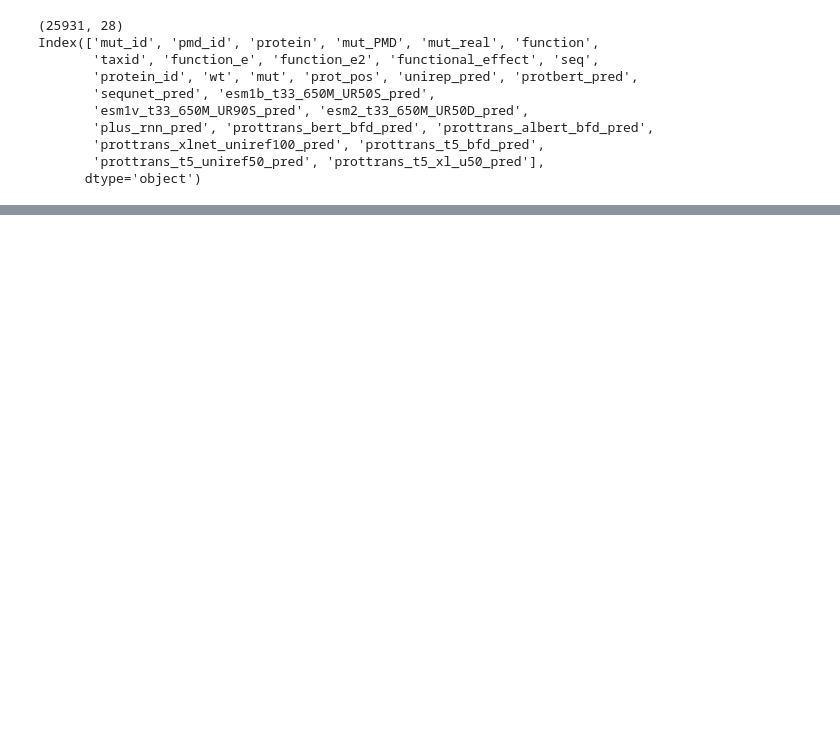
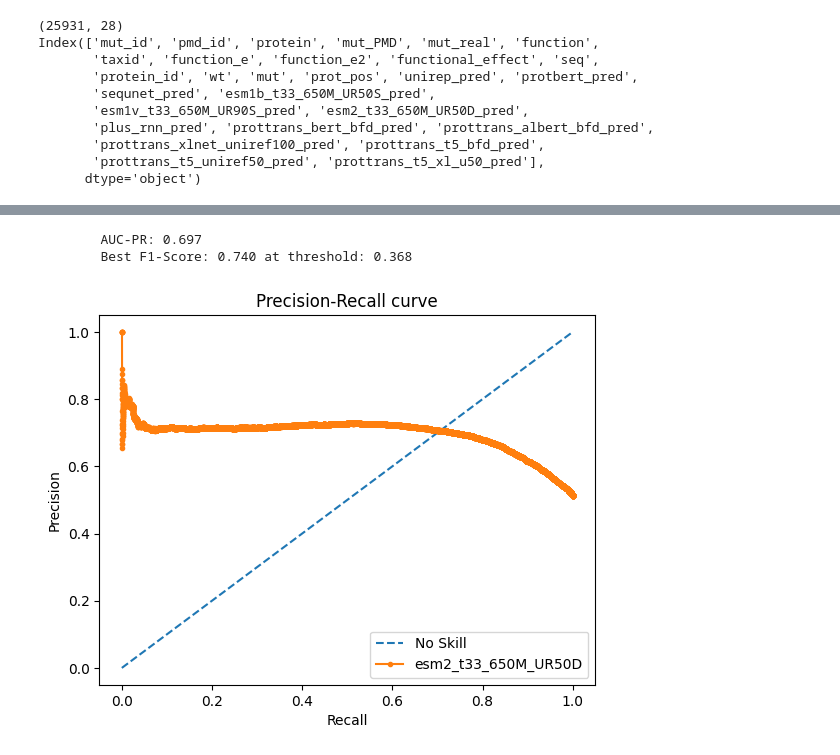
Before and after one commit to akabiraka/variant_effect_analysis, a Jupyter notebook: models/aa_common/performance_analysis_for_PMD.ipynb, the cells around one changed output, grey strips where cells are left out. Cells and saved outputs as stored; diff of their text form; code cells hidden in the pictures; blank space fills up the shorter version.

```diff
--- a/models/aa_common/performance_analysis_for_PMD.ipynb
+++ b/models/aa_common/performance_analysis_for_PMD.ipynb
@@ -19,6 +19,9 @@ model_root_and_name_tuple_list = [("tape_rao", "unirep"), ("tape_rao", "protbert
                                   ("bioembeddings_dallago", "prottrans_xlnet_uniref100"),
                                   ("bioembeddings_dallago", "prottrans_t5_bfd"), ("bioembeddings_dallago", "prottrans_t5_uniref50"), ("bioembeddings_dallago", "prottrans_t5_xl_u50")]
 
+# by default, we consider smaller means damaging (here Effect), but the following models have specific opposite meaning
+models_larger_means_damaging = ["metarnn", "mvp", "polyphen2_HVAR", "cadd", "revel"]
+
 metrics = ["AUC-ROC", "AUC-PR", "F1-max", "Th-max", "Precision", "Recall", "Accuracy", "Balanced-accuracy", "MCC"]
 # %%
 result_df = pd.read_csv(home_dir+f"models/aa_common/merged_predictions/{task}.csv", sep="\t")
@@ -55,6 +59,9 @@ for i, (model_root, model_name) in enumerate(model_root_and_name_tuple_list):
     result_df["pred"]=(result_df[model_pred_col]-result_df[model_pred_col].min())/(result_df[model_pred_col].max()-result_df[model_pred_col].min()) # scaling prediction scores between [0, 1]
 
     non_nan_result_df = result_df[~pd.isna(result_df[model_pred_col])]  # taking df for only non-NAN values
+
+    if model_name in models_larger_means_damaging:
+        non_nan_result_df["pred"] = non_nan_result_df["pred"] * (-1)
 
     auc_roc_score = get_auc_roc_score(non_nan_result_df)
     auc_pr_score, precisions, recalls, thresholds = get_auc_pr_score(non_nan_result_df)
@@ -96,0 +166,25 @@ protbert
+# %%
+model_name = "esm2_t33_650M_UR50D"
+model_pred_col = model_name + "_pred"
+result_df["pred"]=(result_df[model_pred_col]-result_df[model_pred_col].min())/(result_df[model_pred_col].max()-result_df[model_pred_col].min()) # scaling prediction scores between [0, 1]
+
+non_nan_result_df = result_df[~pd.isna(result_df[model_pred_col])]  # taking df for only non-NAN values
+
+if model_name in models_larger_means_damaging:
+        non_nan_result_df["pred"] = non_nan_result_df["pred"] * (-1)
+
+auc_pr_score, precisions, recalls, thresholds = get_auc_pr_score(non_nan_result_df)
+f1_max, th_max = get_f1max_and_th(precisions, recalls, thresholds)
+
+import matplotlib.pyplot as plt
+plt.plot([0,1], [0,1], linestyle='--', label='No Skill')
+plt.plot(recalls, precisions, marker='.', label=f'{model_name}')
+plt.ylabel("Precision")
+plt.xlabel("Recall")
+plt.legend()
+plt.title("Precision-Recall curve")
+plt.show()
+# %% [output]
+        AUC-PR: 0.697
+        Best F1-Score: 0.740 at threshold: 0.368
+[figure, added]
```
Also changed, not shown: parts of 5 cells of this notebook, 2 other files.
